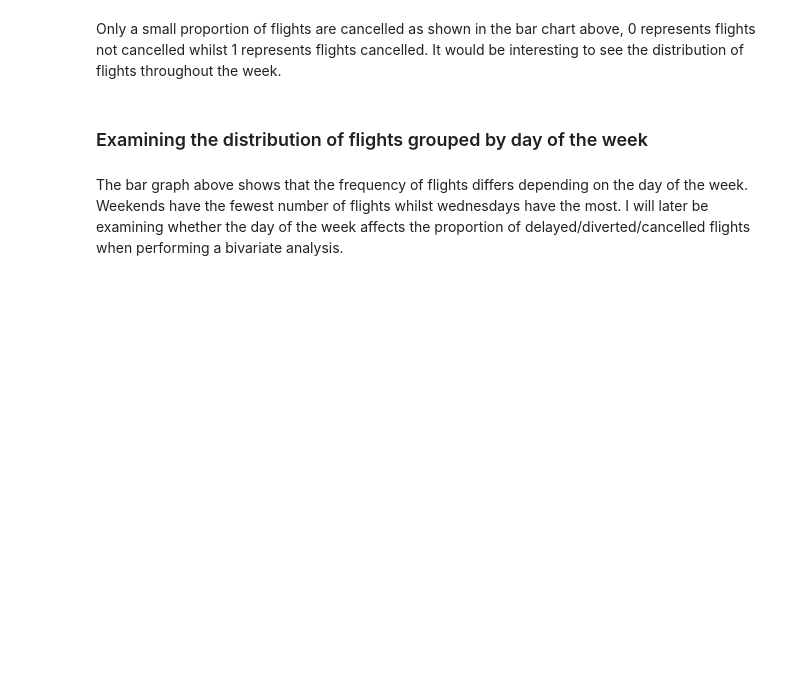
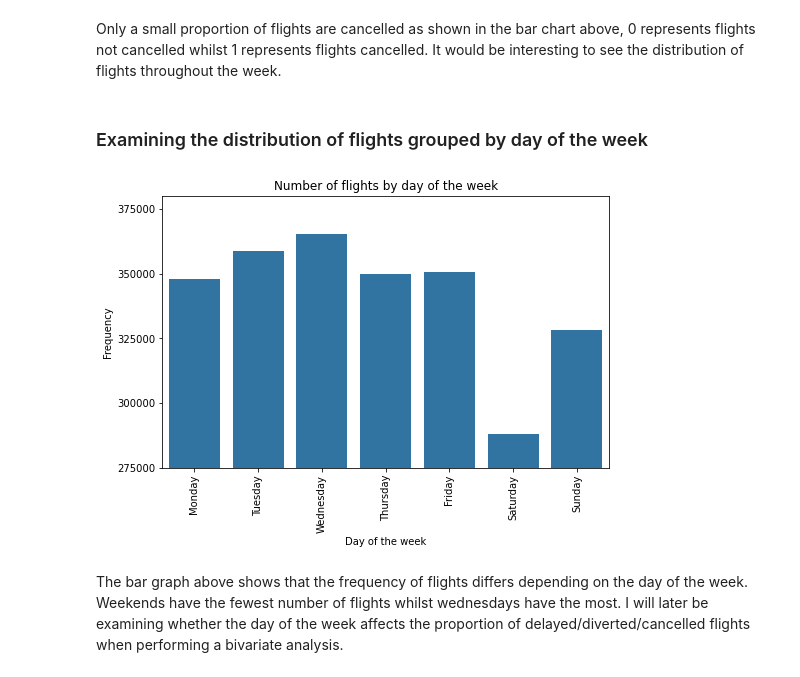
Before and after one commit to Vincentk-94/Communicate_data_findings, a Jupyter notebook: 2008 Flight Delays - Project.ipynb, the cells around one changed output. Cells and saved outputs as stored; diff of their text form; code cells hidden in the pictures; blank space fills up the shorter version.

```diff
--- a/2008 Flight Delays - Project.ipynb
+++ b/2008 Flight Delays - Project.ipynb
@@ -249,11 +439,3 @@ flights[flights['actual_dep_time']=='0n:an']
-# %%
-# If actual_dep_time is 0n.an and there are no delays, set time as scheduled_dep_time
-flights['actual_dep_time'] = np.where(flights['actual_dep_time']=='0n:an',flights['scheduled_dep_time'],flights['actual_dep_time'])
-# %%
-# If actual_arr_time is 0n.an and there are no delays, set time as scheduled_arr_time
-flights['actual_arr_time'] = np.where(flights['actual_arr_time']=='0n:an',flights['scheduled_arr_time'],flights['actual_arr_time'])
-# %%
-flights['actual_arr_time'] = pd.to_timedelta(flights['actual_arr_time'])
 # %% [markdown]
 ### What is the structure of your dataset?
 
@@ -303,17 +489,19 @@ Only a small proportion of flights are cancelled as shown in the bar chart above
 # %%
 # Plot graph
 plt.figure(figsize=(8,5))
 base_colour = sns.color_palette()[0]
-sns.countplot(data=flight,x='day_of_week',color=base_colour)
+sns.countplot(data=flights,x='day_of_week',color=base_colour)
 
 # Labels
-tick_locs = np.arange(275000,flight['day_of_week'].value_counts().values.max()+25000,25000)
+tick_locs = np.arange(275000,flights['day_of_week'].value_counts().values.max()+25000,25000)
 plt.xticks(rotation=90)
 plt.yticks(tick_locs) # set y ticks
 plt.ylim([275e3,38e4]) # set y axis limits
 plt.xlabel('Day of the week')
 plt.ylabel('Frequency')
 plt.title('Number of flights by day of the week');
+# %% [output]
+[figure, added]
 # %% [markdown]
 The bar graph above shows that the frequency of flights differs depending on the day of the week. Weekends have the fewest number of flights whilst wednesdays have the most. I will later be examining whether the day of the week affects the proportion of delayed/diverted/cancelled flights when performing a bivariate analysis.
 # %% [markdown]
```
Also changed, not shown: parts of 80 cells of this notebook.
